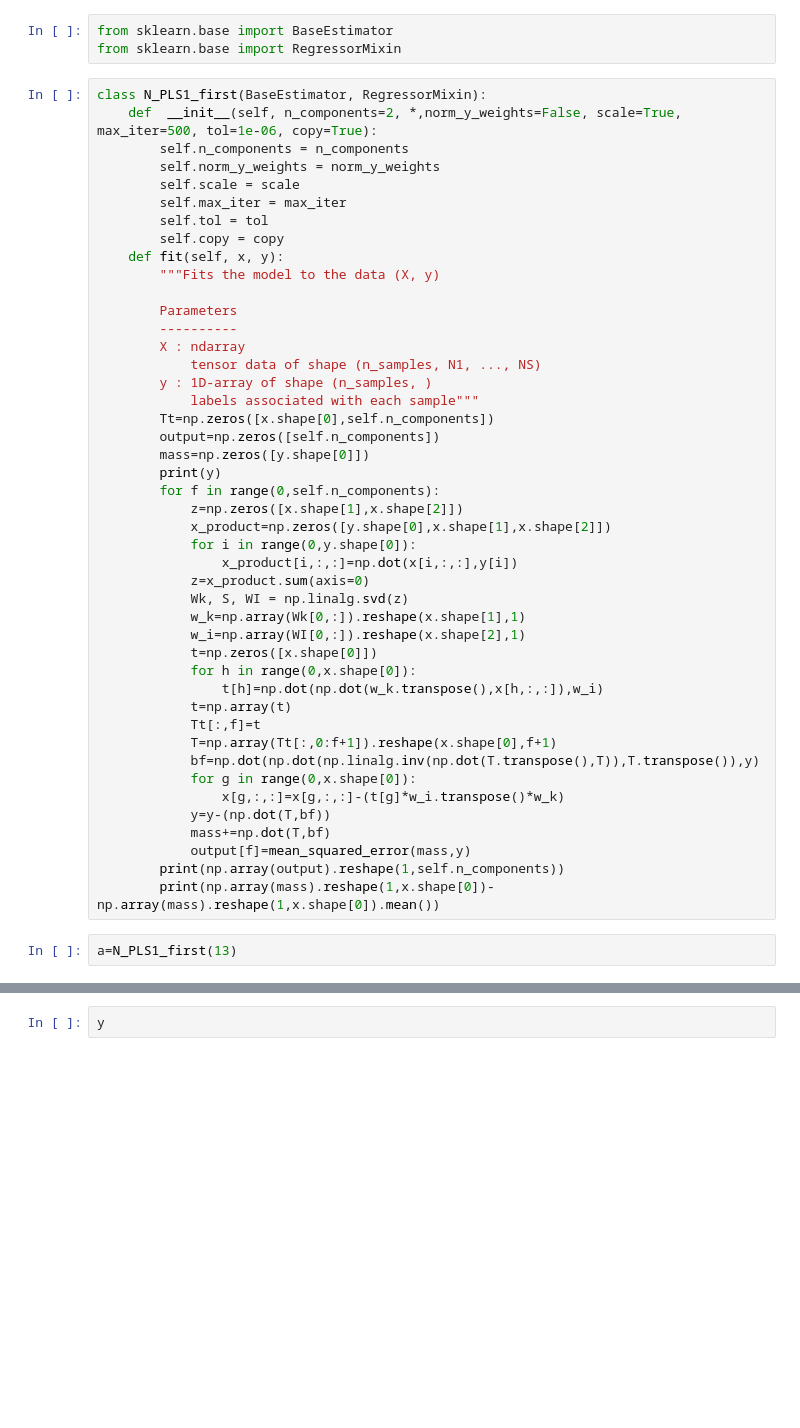
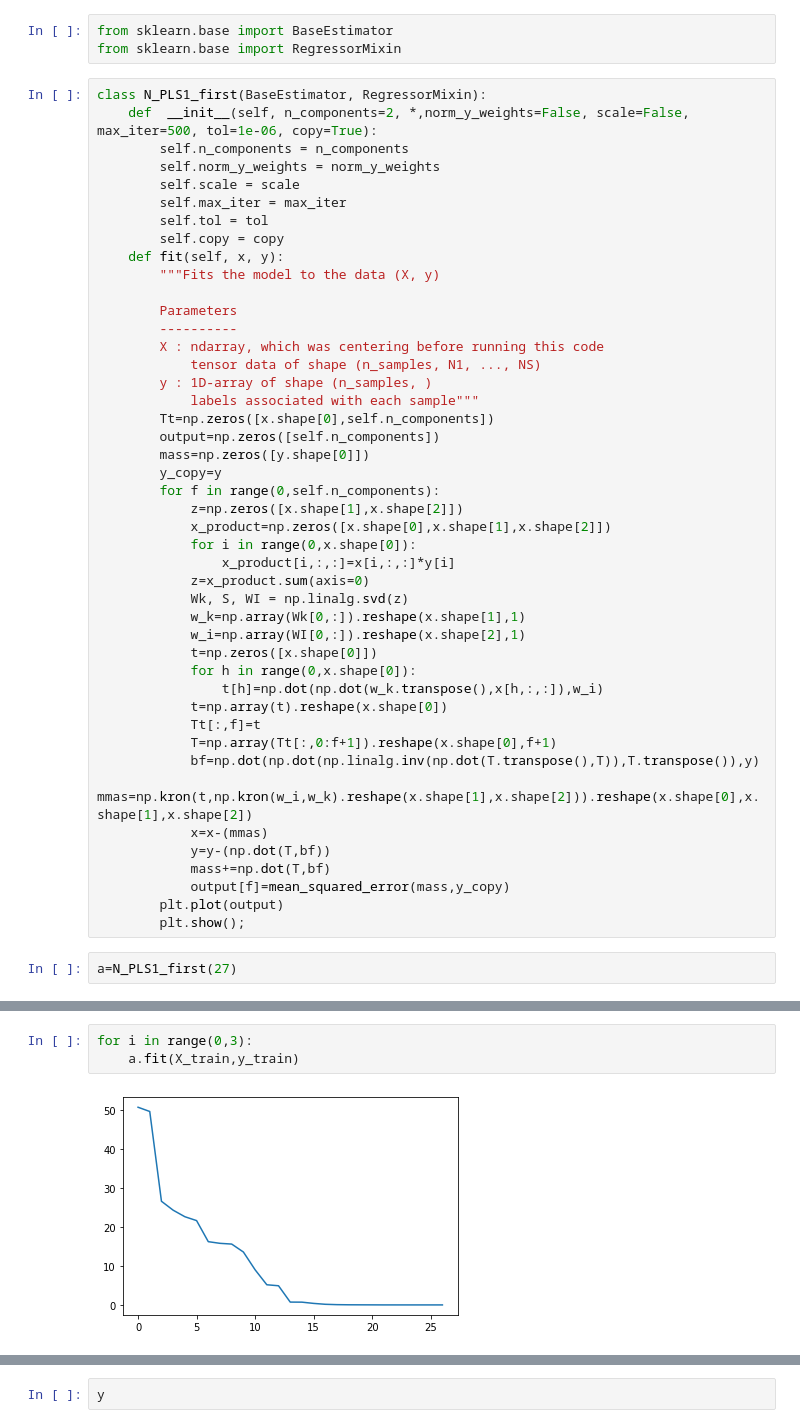
Before and after one commit to 89605502155/ML-repositry, a Jupyter notebook: N-PLS.ipynb, the cells around one changed output, grey strips where cells are left out. Drawn from its saved outputs; the diff is of its cells as text; blank space fills up the shorter version.

Commit message:
I make the function of fit my model. In next day i will make a function of predict or i will improve the function of error

```diff
--- a/N-PLS.ipynb
+++ b/N-PLS.ipynb
@@ -144,7 +153,7 @@ from sklearn.base import BaseEstimator
 from sklearn.base import RegressorMixin
 # %%
 class N_PLS1_first(BaseEstimator, RegressorMixin):
-    def  __init__(self, n_components=2, *,norm_y_weights=False, scale=True, max_iter=500, tol=1e-06, copy=True):
+    def  __init__(self, n_components=2, *,norm_y_weights=False, scale=False, max_iter=500, tol=1e-06, copy=True):
         self.n_components = n_components
         self.norm_y_weights = norm_y_weights
         self.scale = scale
@@ -156,19 +165,19 @@ class N_PLS1_first(BaseEstimator, RegressorMixin):
 
         Parameters
         ----------
-        X : ndarray
+        X : ndarray, which was centering before running this code
             tensor data of shape (n_samples, N1, ..., NS)
         y : 1D-array of shape (n_samples, )
             labels associated with each sample"""
         Tt=np.zeros([x.shape[0],self.n_components])
         output=np.zeros([self.n_components])
         mass=np.zeros([y.shape[0]])
-        print(y)
+        y_copy=y
         for f in range(0,self.n_components):
             z=np.zeros([x.shape[1],x.shape[2]])
-            x_product=np.zeros([y.shape[0],x.shape[1],x.shape[2]])
-            for i in range(0,y.shape[0]):
-                x_product[i,:,:]=np.dot(x[i,:,:],y[i])
+            x_product=np.zeros([x.shape[0],x.shape[1],x.shape[2]])
+            for i in range(0,x.shape[0]):
+                x_product[i,:,:]=x[i,:,:]*y[i]
             z=x_product.sum(axis=0)
             Wk, S, WI = np.linalg.svd(z)
             w_k=np.array(Wk[0,:]).reshape(x.shape[1],1)
@@ -176,16 +185,16 @@ class N_PLS1_first(BaseEstimator, RegressorMixin):
             t=np.zeros([x.shape[0]])
             for h in range(0,x.shape[0]):
                 t[h]=np.dot(np.dot(w_k.transpose(),x[h,:,:]),w_i)
-            t=np.array(t)
+            t=np.array(t).reshape(x.shape[0])
             Tt[:,f]=t
             T=np.array(Tt[:,0:f+1]).reshape(x.shape[0],f+1)
             bf=np.dot(np.dot(np.linalg.inv(np.dot(T.transpose(),T)),T.transpose()),y)
-            for g in range(0,x.shape[0]):
-                x[g,:,:]=x[g,:,:]-(t[g]*w_i.transpose()*w_k)
+            mmas=np.kron(t,np.kron(w_i,w_k).reshape(x.shape[1],x.shape[2])).reshape(x.shape[0],x.shape[1],x.shape[2])
+            x=x-(mmas)
             y=y-(np.dot(T,bf))
             mass+=np.dot(T,bf)
-            output[f]=mean_squared_error(mass,y)
-        print(np.array(output).reshape(1,self.n_components))
-        print(np.array(mass).reshape(1,x.shape[0])-np.array(mass).reshape(1,x.shape[0]).mean())
+            output[f]=mean_squared_error(mass,y_copy)
+        plt.plot(output)
+        plt.show();
 # %%
-a=N_PLS1_first(13)
+a=N_PLS1_first(27)
@@ -207,0 +201,5 @@ a.fit(X_train,y_train)
+# %%
+for i in range(0,3):
+    a.fit(X_train,y_train)
+# %% [output]
+[figure, added]
```
Also changed, not shown: parts of 33 cells of this notebook.
